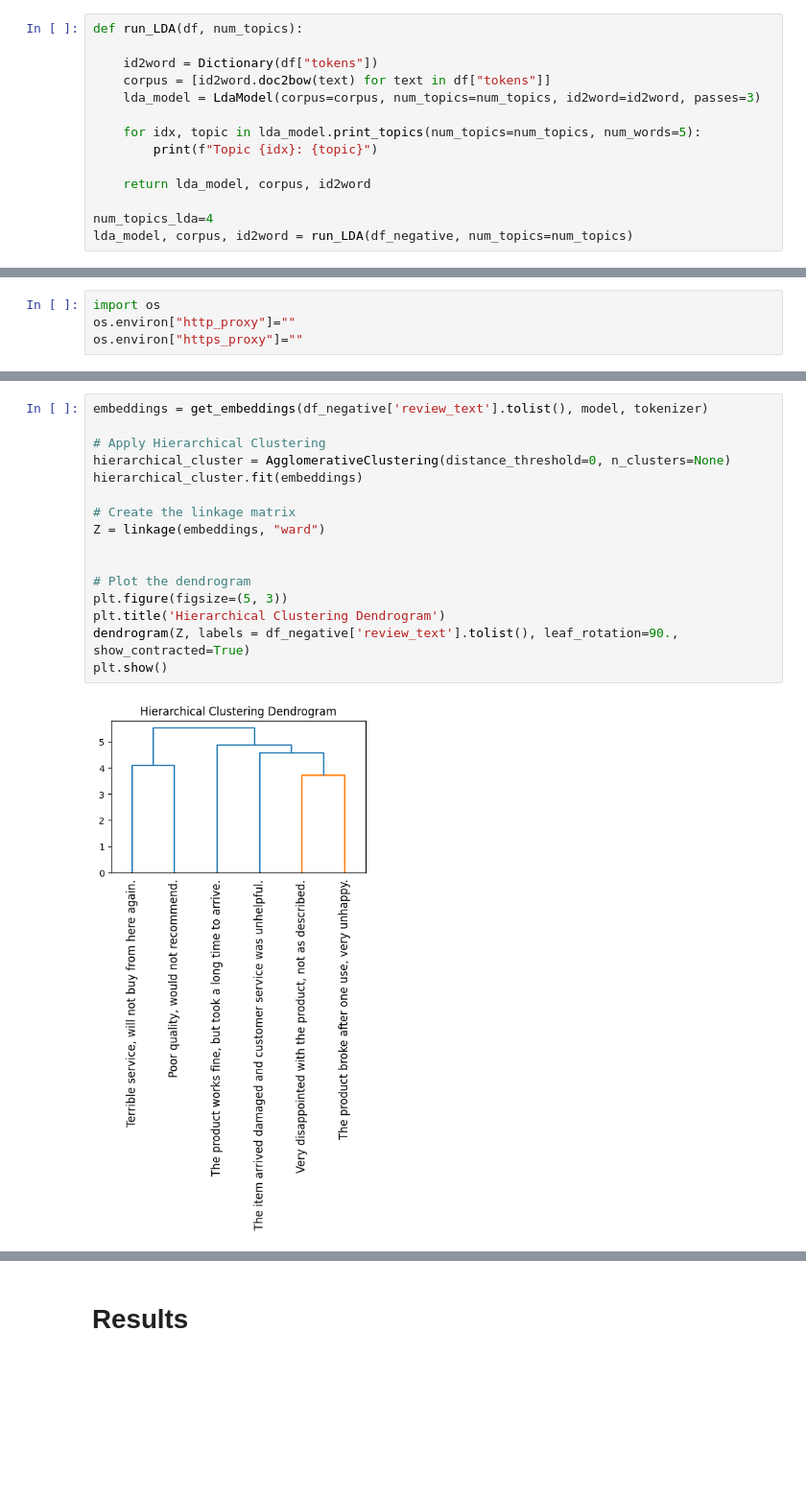
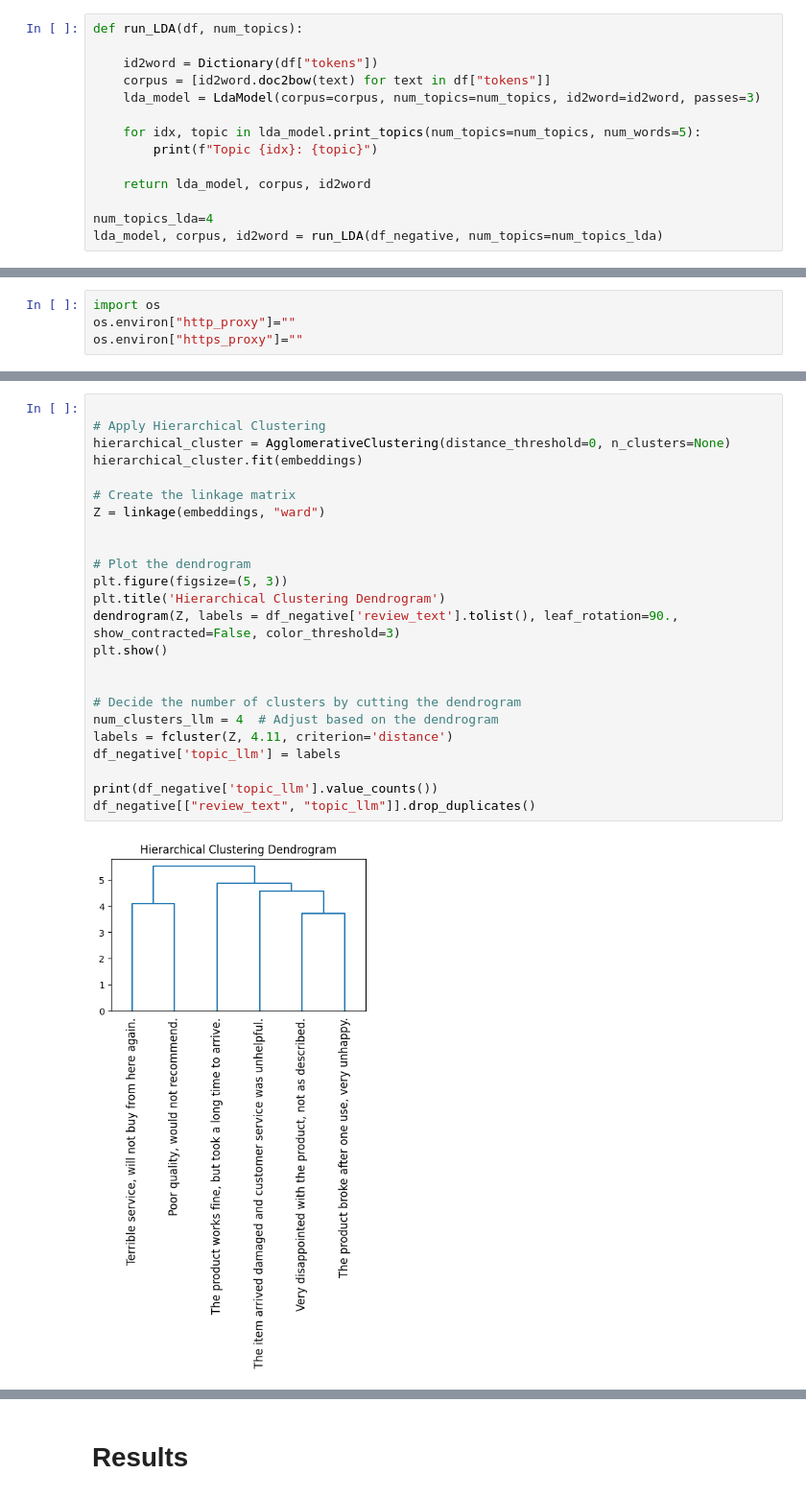
Before and after one commit to csmaiz/vw_technical_challenge, a Jupyter notebook: src/Task4_Real_world_Scenario.ipynb, the cells around one changed output, grey strips where cells are left out. Shown: that part at 96% size. Drawn from its saved outputs; the diff is of its cells as text; blank space fills up the shorter version.

```diff
--- a/src/Task4_Real_world_Scenario.ipynb
+++ b/src/Task4_Real_world_Scenario.ipynb
@@ -138,5 +138,5 @@ def run_LDA(df, num_topics):
     return lda_model, corpus, id2word
 
 num_topics_lda=4
-lda_model, corpus, id2word = run_LDA(df_negative, num_topics=num_topics)
+lda_model, corpus, id2word = run_LDA(df_negative, num_topics=num_topics_lda)
 # %% [output]
@@ -243,21 +243,29 @@ Wall time: 31.3 s
 # %%
-embeddings = get_embeddings(df_negative['review_text'].tolist(), model, tokenizer)
 
 # Apply Hierarchical Clustering
 hierarchical_cluster = AgglomerativeClustering(distance_threshold=0, n_clusters=None)
 hierarchical_cluster.fit(embeddings)
 
 # Create the linkage matrix
 Z = linkage(embeddings, "ward")
 
 
 # Plot the dendrogram
 plt.figure(figsize=(5, 3))
 plt.title('Hierarchical Clustering Dendrogram')
-dendrogram(Z, labels = df_negative['review_text'].tolist(), leaf_rotation=90., show_contracted=True)
+dendrogram(Z, labels = df_negative['review_text'].tolist(), leaf_rotation=90., show_contracted=False, color_threshold=3)
 plt.show()
+
+
+# Decide the number of clusters by cutting the dendrogram
+num_clusters_llm = 4  # Adjust based on the dendrogram
+labels = fcluster(Z, 4.11, criterion='distance')
+df_negative['topic_llm'] = labels
+
+print(df_negative['topic_llm'].value_counts())
+df_negative[["review_text", "topic_llm"]].drop_duplicates()
 # %% [output]
-[figure, old version]
+[figure, new version]
 # %%
 #https://joernhees.de/blog/2015/08/26/scipy-hierarchical-clustering-and-dendrogram-tutorial/#Perform-the-Hierarchical-Clustering
 def fancy_dendrogram(*args, **kwargs):
```
Also changed, not shown: parts of 14 cells of this notebook.
